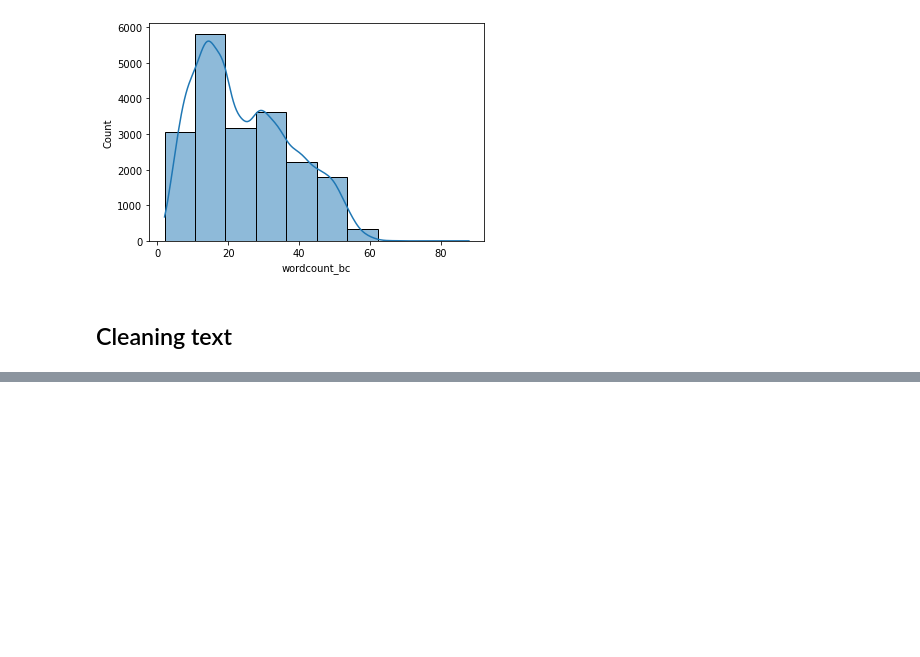
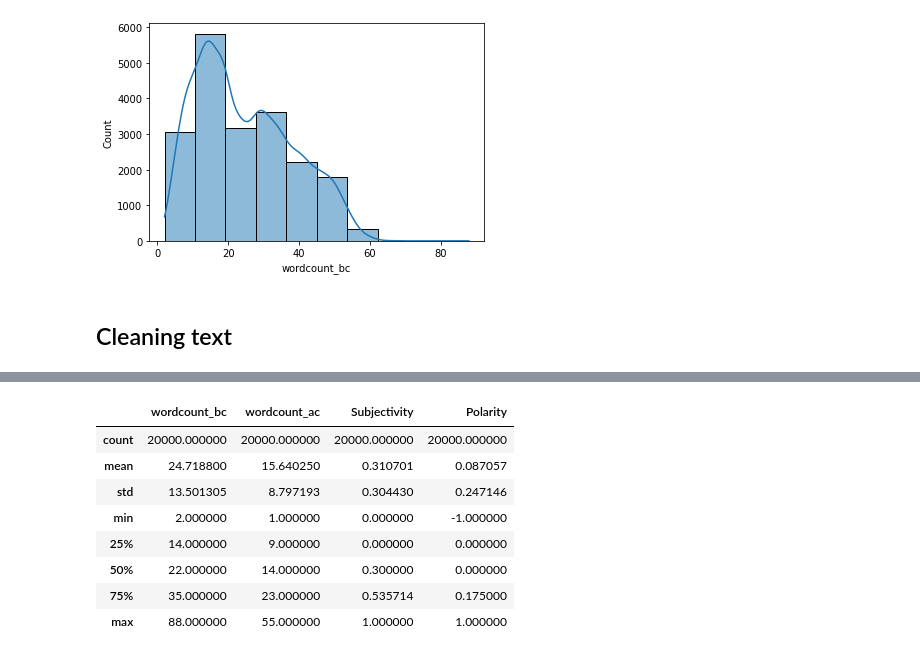
Before and after one commit to YigitAgalar/twitter-scraping-preprocessing, a Jupyter notebook: TweetPreProcessing.ipynb, the cells around one changed output, grey strips where cells are left out. Cells and saved outputs as stored; diff of their text form; code cells hidden in the pictures; blank space fills up the shorter version.

```diff
--- a/TweetPreProcessing.ipynb
+++ b/TweetPreProcessing.ipynb
@@ -176,0 +161,12 @@ plt.show()
+# %%
+df.describe()
+# %% [output]
+|  | wordcount_bc | wordcount_ac | Subjectivity | Polarity |
+| count | 20000.000000 | 20000.000000 | 20000.000000 | 20000.000000 |
+| mean | 24.718800 | 15.640250 | 0.310701 | 0.087057 |
+| std | 13.501305 | 8.797193 | 0.304430 | 0.247146 |
+| min | 2.000000 | 1.000000 | 0.000000 | -1.000000 |
+| 25% | 14.000000 | 9.000000 | 0.000000 | 0.000000 |
+| 50% | 22.000000 | 14.000000 | 0.300000 | 0.000000 |
+| 75% | 35.000000 | 23.000000 | 0.535714 | 0.175000 |
+| max | 88.000000 | 55.000000 | 1.000000 | 1.000000 |
```
Also changed, not shown: parts of 26 cells of this notebook.
